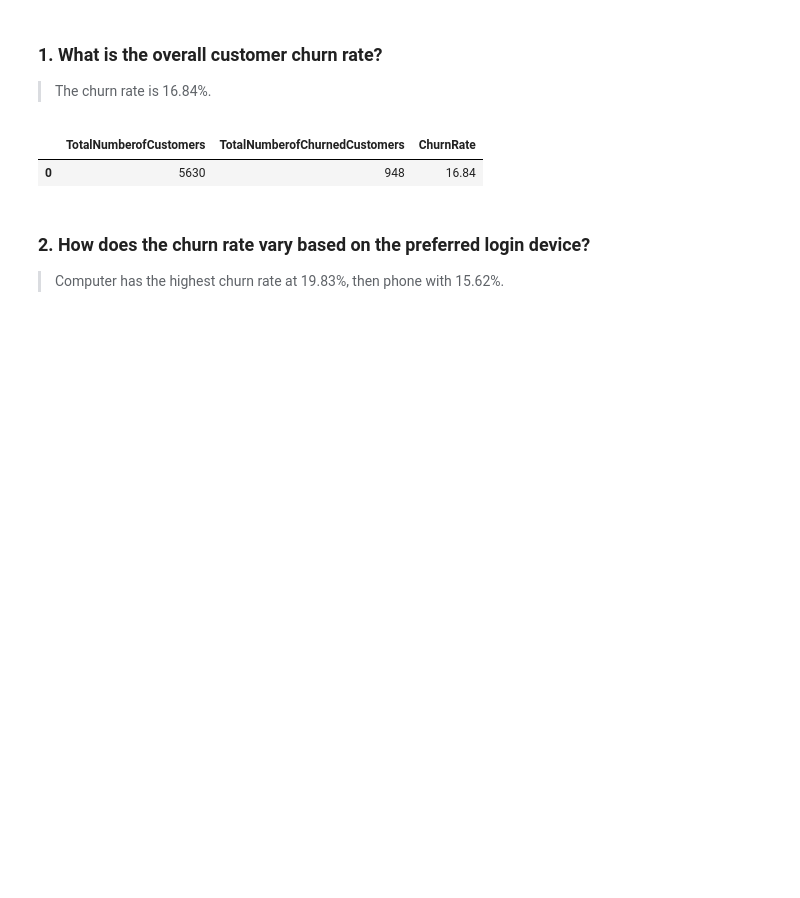
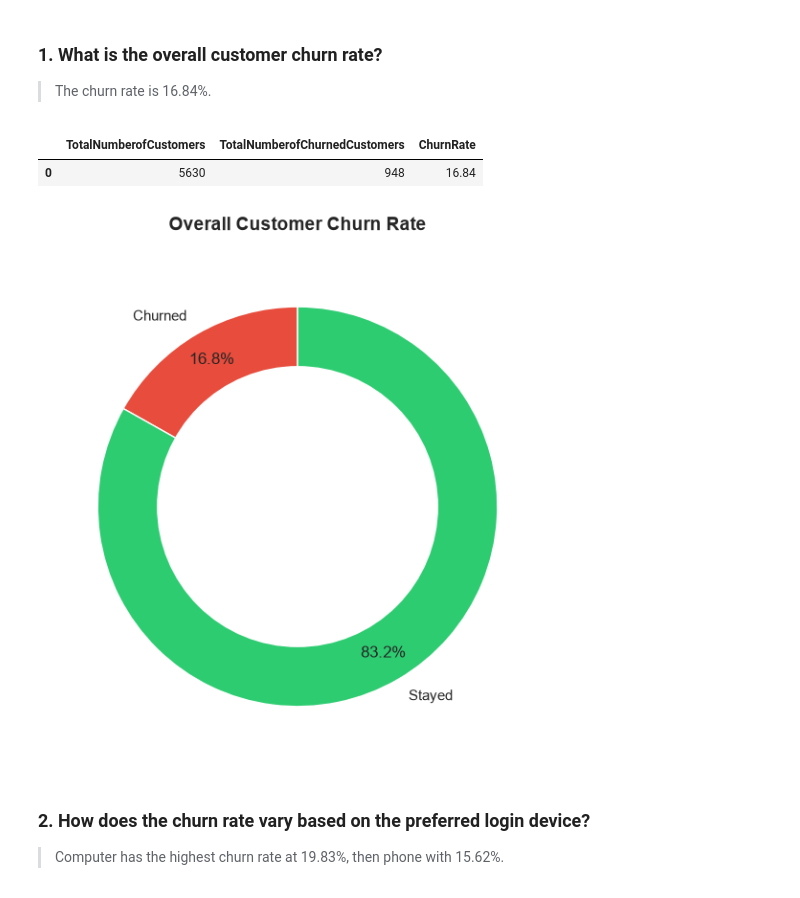
Before and after one commit to 1000yearsoldguy/E-commerce-Customer-Churn-Analysis, a Jupyter notebook: notebook.ipynb, the cells around one changed output. Cells and saved outputs as stored; diff of their text form; code cells hidden in the pictures; blank space fills up the shorter version.

Commit message:
updated notebook with visualization

```diff
--- a/notebook.ipynb
+++ b/notebook.ipynb
@@ -340,6 +341,20 @@ WHERE CustomerStatus = 'Churned' COLLATE NOCASE) AS Churned
 # %% [output]
 |  | TotalNumberofCustomers | TotalNumberofChurnedCustomers | ChurnRate |
 | 0 | 5630 | 948 | 16.84 |
+# %%
+import matplotlib.pyplot as plt
+import seaborn as sns
+sns.set_theme(style="whitegrid", palette="muted")
+fig, ax = plt.subplots(figsize=(6, 6))
+colors = ["#e74c3c", "#2ecc71"]
+wedges, texts, autotexts = ax.pie([16.84, 83.16], labels=["Churned", "Stayed"], autopct="%1.1f%%", startangle=90, colors=colors, pctdistance=0.85, wedgeprops=dict(width=0.5, edgecolor="w"))
+centre_circle = plt.Circle((0, 0), 0.70, fc="white")
+ax.add_artist(centre_circle)
+ax.set_title("Overall Customer Churn Rate", fontsize=14, fontweight="bold", pad=20)
+plt.tight_layout()
+plt.show()
+# %% [output]
+[figure, added]
 # %% [markdown]
 ### 2. How does the churn rate vary based on the preferred login device?
 
```
Also changed, not shown: parts of 17 cells of this notebook.
